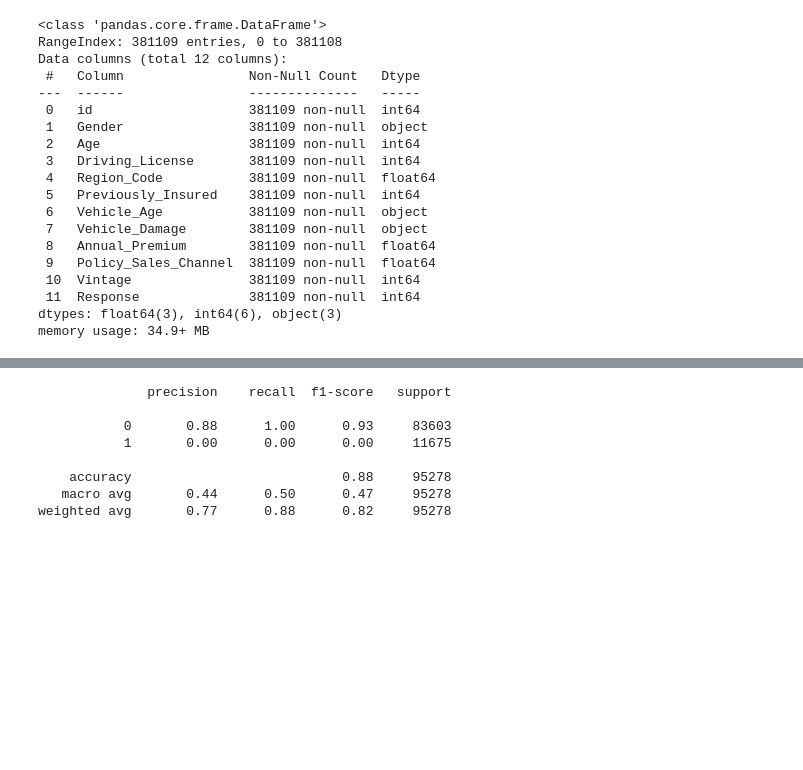
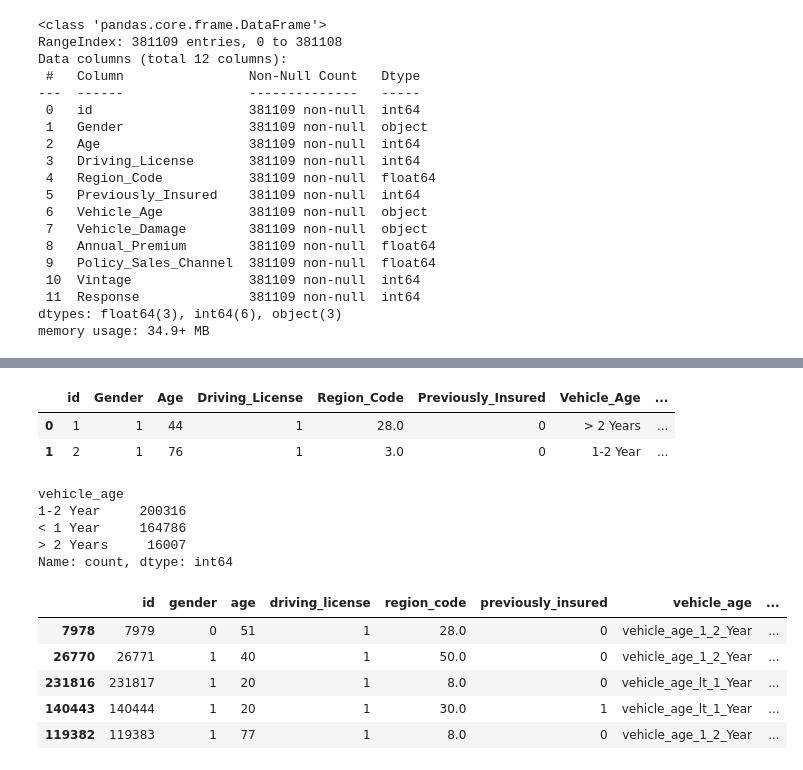
Before and after one commit to Bans1519/YT-MLops-proj1, a Jupyter notebook: notebook/exp-notebook.ipynb, the cells around one changed output, grey strips where cells are left out. Saved outputs shown, nothing was run; the diff lists cells and outputs as text; code cells hidden in the pictures; blank space fills up the shorter version.

Commit message:
best_model achieved

```diff
--- a/notebook/exp-notebook.ipynb
+++ b/notebook/exp-notebook.ipynb
@@ -359,15 +298,0 @@ for column in cat_feat:
-# %%
-# scaling the data
-
-from sklearn.preprocessing import LabelEncoder, StandardScaler, MinMaxScaler, RobustScaler
-
-ss = StandardScaler()
-df[num_feat] = ss.fit_transform(df[num_feat])
-
-
-mm = MinMaxScaler()
-df[['Annual_Premium']] = mm.fit_transform(df[['Annual_Premium']])
-
-# also, dropping id col now
-id=df.id
-df=df.drop('id',axis=1)
@@ -460,14 +299,33 @@ rf_load = pickle.load(open(filename, 'rb'))
-# %%
-from sklearn.metrics import classification_report
-
-y_pred=model.predict(x_test)
-print (classification_report(y_test, y_pred))
-# %% [output]
-              precision    recall  f1-score   support
-
-           0       0.88      1.00      0.93     83603
-           1       0.00      0.00      0.00     11675
-
-    accuracy                           0.88     95278
-   macro avg       0.44      0.50      0.47     95278
-weighted avg       0.77      0.88      0.82     95278
+# %%
+# mapping 'Gender' col to (0, 1) values
+df['Gender'] = df['Gender'].map( {'Female': 0, 'Male': 1} ).astype(int)
+df['Vehicle_Damage'] = df['Vehicle_Damage'].map( {'No': 0, 'Yes': 1} ).astype(int)
+df.head(2)
+# %% [output]
+|  | id | Gender | Age | Driving_License | Region_Code | Previously_Insured | Vehicle_Age | ... |
+| 0 | 1 | 1 | 44 | 1 | 28.0 | 0 | > 2 Years | ... |
+| 1 | 2 | 1 | 76 | 1 | 3.0 | 0 | 1-2 Year | ... |
+# %%
+df.columns = df.columns.str.lower()
+# %%
+df.vehicle_age.value_counts()
+# %% [output]
+vehicle_age
+1-2 Year     200316
+< 1 Year     164786
+> 2 Years     16007
+Name: count, dtype: int64
+# %%
+df['vehicle_age'] = df['vehicle_age'].map({'< 1 Year': 'vehicle_age_lt_1_Year',
+                                           '1-2 Year': 'vehicle_age_1_2_Year',
+                                           '2-3 Year': 'vehicle_age_2_3_Year',
+                                           '3+ Year': 'vehicle_age_3plus_Year'})
+# %%
+df.sample(5)
+# %% [output]
+|  | id | gender | age | driving_license | region_code | previously_insured | vehicle_age | ... |
+| 7978 | 7979 | 0 | 51 | 1 | 28.0 | 0 | vehicle_age_1_2_Year | ... |
+| 26770 | 26771 | 1 | 40 | 1 | 50.0 | 0 | vehicle_age_1_2_Year | ... |
+| 231816 | 231817 | 1 | 20 | 1 | 8.0 | 0 | vehicle_age_lt_1_Year | ... |
+| 140443 | 140444 | 1 | 20 | 1 | 30.0 | 1 | vehicle_age_lt_1_Year | ... |
+| 119382 | 119383 | 1 | 77 | 1 | 8.0 | 0 | vehicle_age_1_2_Year | ... |
```
Also changed, not shown: parts of 31 cells of this notebook, 2 other files.
